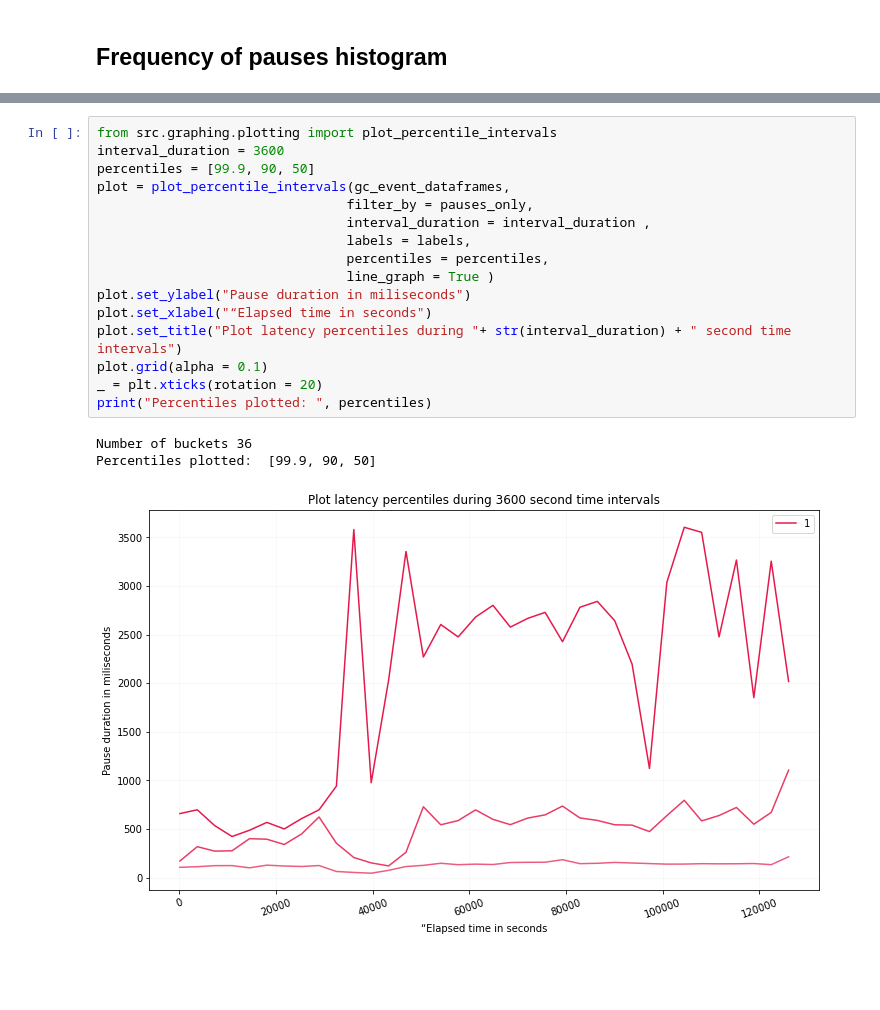
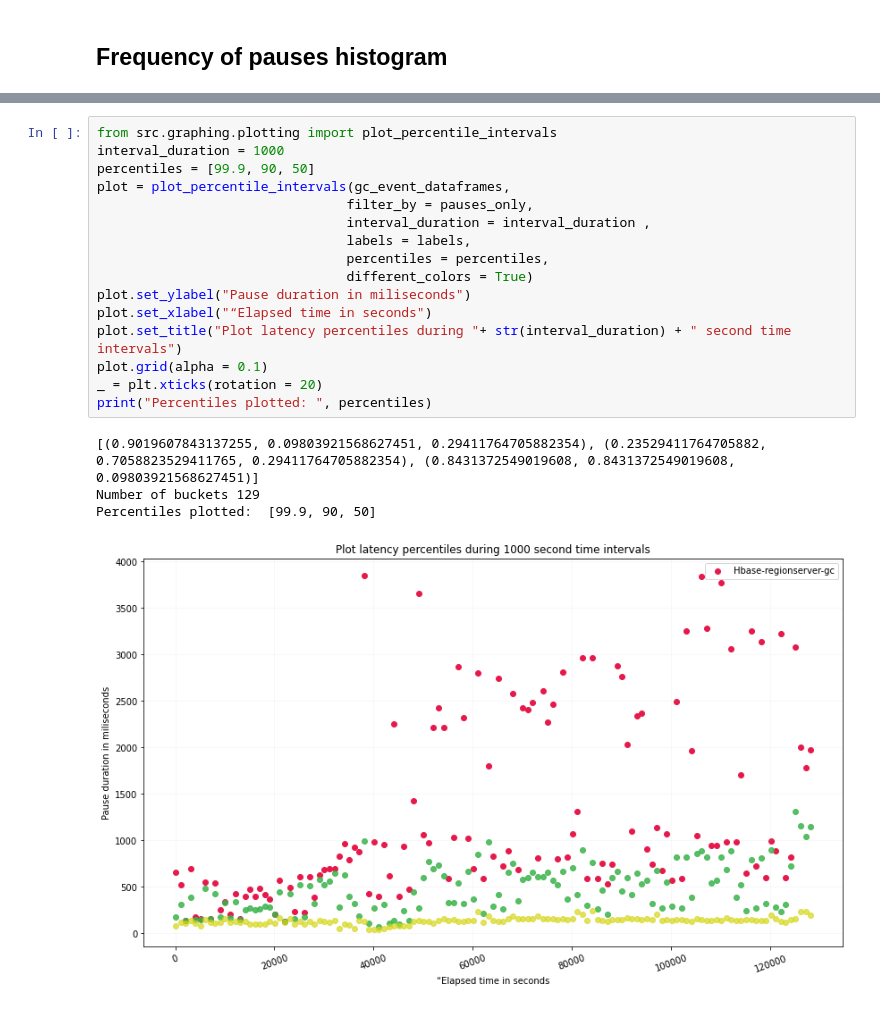
Before and after one commit to apple/GCGC, a Jupyter notebook: src/notebooks/hbase-analyze.ipynb, the cells around one changed output, grey strips where cells are left out. Drawn from its saved outputs; the diff is of its cells as text; blank space fills up the shorter version.

```diff
--- a/src/notebooks/hbase-analyze.ipynb
+++ b/src/notebooks/hbase-analyze.ipynb
@@ -336,23 +331,24 @@ Text(0.5, 1.0, 'Pause frequencies during full runtime')
 # %%
 from src.graphing.plotting import plot_percentile_intervals
-interval_duration = 3600
+interval_duration = 1000
 percentiles = [99.9, 90, 50]
 plot = plot_percentile_intervals(gc_event_dataframes,
                                 filter_by = pauses_only,
                                 interval_duration = interval_duration ,
                                 labels = labels,
                                 percentiles = percentiles,
-                                line_graph = True )
+                                different_colors = True)
 plot.set_ylabel("Pause duration in miliseconds")
 plot.set_xlabel("“Elapsed time in seconds")
 plot.set_title("Plot latency percentiles during "+ str(interval_duration) + " second time intervals")
 plot.grid(alpha = 0.1)
 _ = plt.xticks(rotation = 20)
 print("Percentiles plotted: ", percentiles)
 # %% [output]
-Number of buckets 36
+[(0.9019607843137255, 0.09803921568627451, 0.29411764705882354), (0.23529411764705882, 0.7058823529411765, 0.29411764705882354), (0.8431372549019608, 0.8431372549019608, 0.09803921568627451)]
+Number of buckets 129
 Percentiles plotted:  [99.9, 90, 50]
-[figure, old version]
+[figure, new version]
 # %%
 from src.graphing.plotting import plot_frequency_of_gc_intervals
 
```
Also changed, not shown: parts of 13 cells of this notebook, 3 other files.
